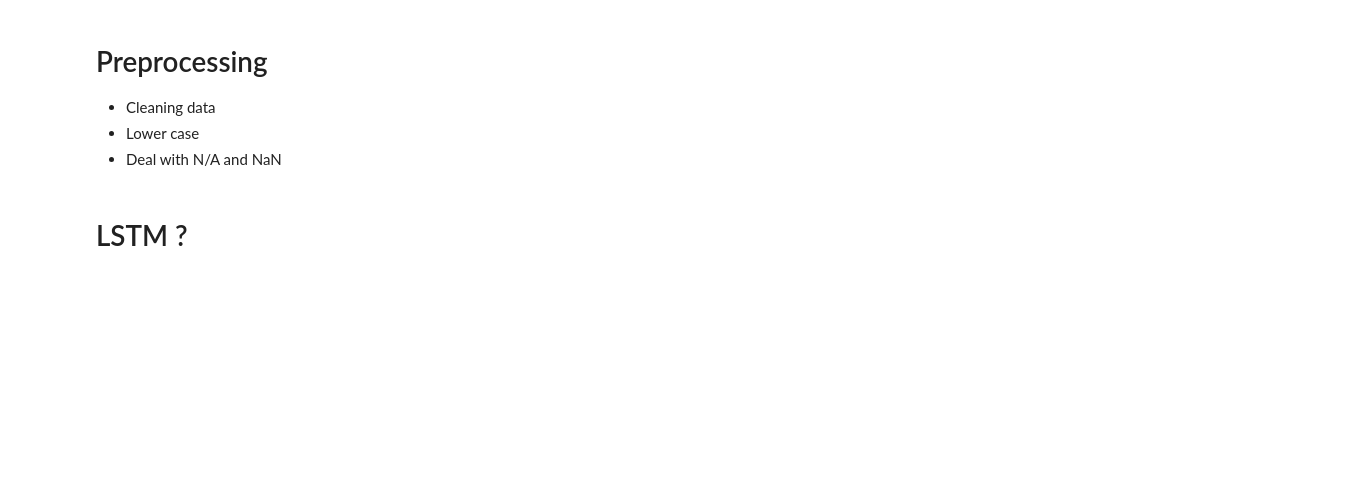
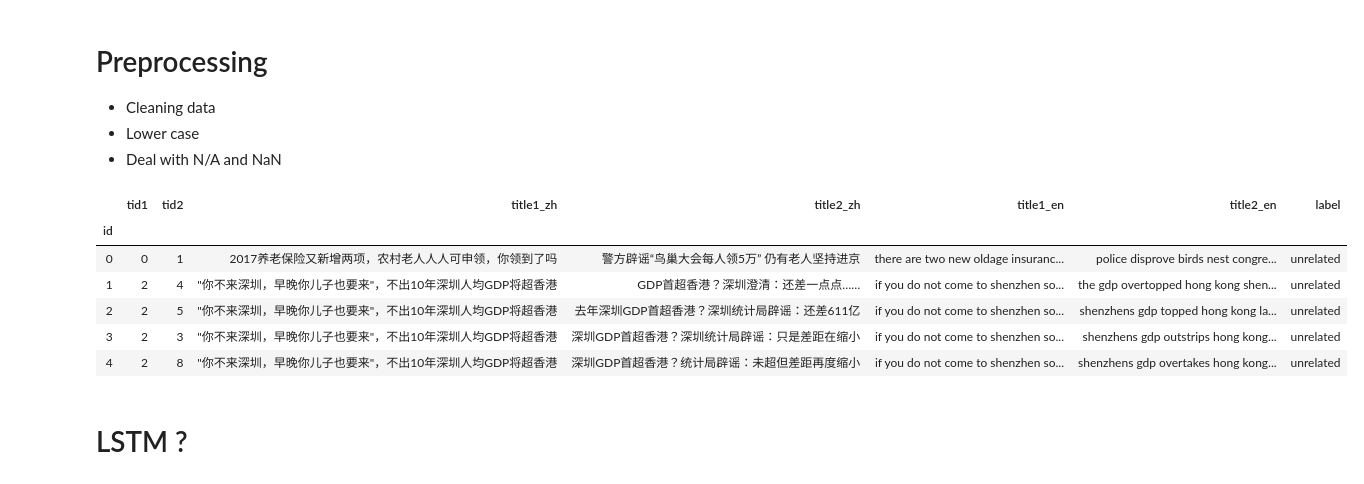
Before and after one commit to tfave/MiniProject, a Jupyter notebook: Textual entailment task.ipynb, the cells around one changed output. Cells and saved outputs as stored; diff of their text form; code cells hidden in the pictures; blank space fills up the shorter version.

```diff
--- a/Textual entailment task.ipynb
+++ b/Textual entailment task.ipynb
@@ -74,5 +83,15 @@ translator = str.maketrans('','', string.punctuation)
 df_train['title1_en'] = df_train['title1_en'].str.lower().str.translate(translator)
 df_train['title2_en'] = df_train['title2_en'].str.lower().str.translate(translator)
 df_fever['claim']     = df_fever['claim'].str.lower().str.translate(translator)
+# %%
+df_train.head()
+# %% [output]
+|  | tid1 | tid2 | title1_zh | title2_zh | title1_en | title2_en | label |
+| id |  |  |  |  |  |  |  |
+| 0 | 0 | 1 | 2017养老保险又新增两项，农村老人人人可申领，你领到了吗 | 警方辟谣“鸟巢大会每人领5万” 仍有老人坚持进京 | there are two new oldage insuranc... | police disprove birds nest congre... | unrelated |
+| 1 | 2 | 4 | "你不来深圳，早晚你儿子也要来"，不出10年深圳人均GDP将超香港 | GDP首超香港？深圳澄清：还差一点点…… | if you do not come to shenzhen so... | the gdp overtopped hong kong shen... | unrelated |
+| 2 | 2 | 5 | "你不来深圳，早晚你儿子也要来"，不出10年深圳人均GDP将超香港 | 去年深圳GDP首超香港？深圳统计局辟谣：还差611亿 | if you do not come to shenzhen so... | shenzhens gdp topped hong kong la... | unrelated |
+| 3 | 2 | 3 | "你不来深圳，早晚你儿子也要来"，不出10年深圳人均GDP将超香港 | 深圳GDP首超香港？深圳统计局辟谣：只是差距在缩小 | if you do not come to shenzhen so... | shenzhens gdp outstrips hong kong... | unrelated |
+| 4 | 2 | 8 | "你不来深圳，早晚你儿子也要来"，不出10年深圳人均GDP将超香港 | 深圳GDP首超香港？统计局辟谣：未超但差距再度缩小 | if you do not come to shenzhen so... | shenzhens gdp overtakes hong kong... | unrelated |
 # %% [markdown]
 # LSTM ?
```
Also changed, not shown: parts of 18 cells of this notebook.
